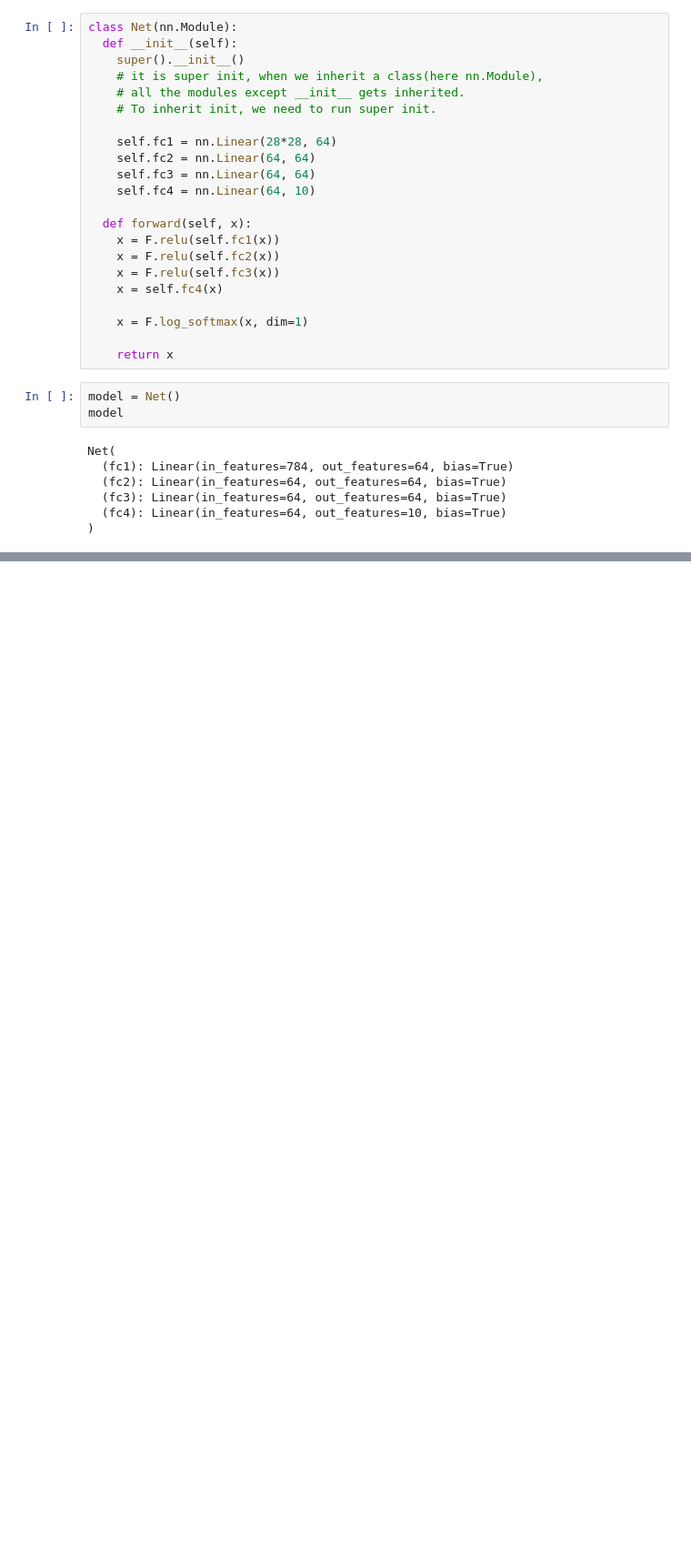
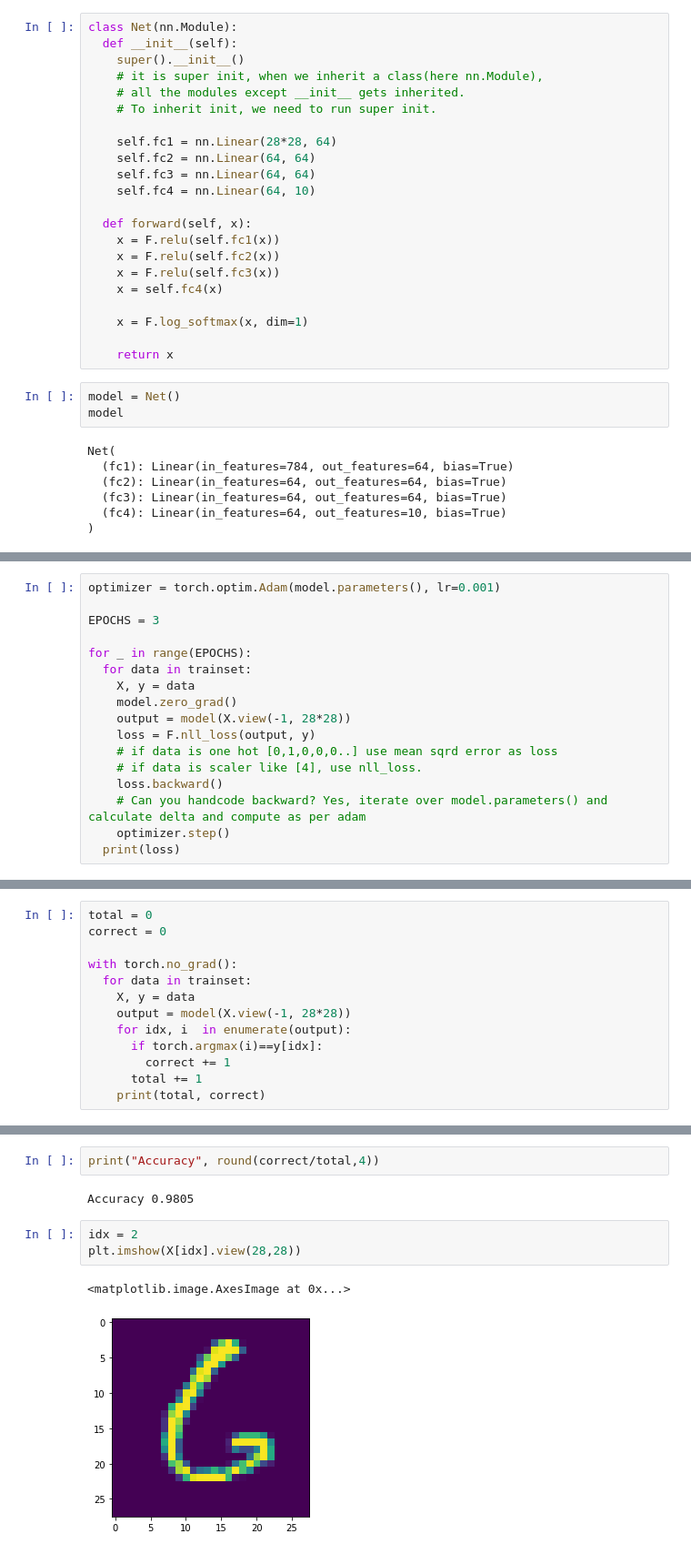
Before and after one commit to kuberiitb/learnings, a Jupyter notebook: pytorch/lecture_11_build_models_sentdex.ipynb, the cells around one changed output, grey strips where cells are left out. Shown: that part at 91% size. Drawn from its saved outputs; the diff is of its cells as text; blank space fills up the shorter version.

```diff
--- a/pytorch/lecture_11_build_models_sentdex.ipynb
+++ b/pytorch/lecture_11_build_models_sentdex.ipynb
@@ -102,0 +83,17 @@ output
+# %%
+optimizer = torch.optim.Adam(model.parameters(), lr=0.001)
+
+EPOCHS = 3
+
+for _ in range(EPOCHS):
+  for data in trainset:
+    X, y = data
+    model.zero_grad()
+    output = model(X.view(-1, 28*28))
+    loss = F.nll_loss(output, y)
+    # if data is one hot [0,1,0,0,0..] use mean sqrd error as loss
+    # if data is scaler like [4], use nll_loss.
+    loss.backward()
+    # Can you handcode backward? Yes, iterate over model.parameters() and calculate delta and compute as per adam
+    optimizer.step()
+  print(loss)
@@ -102,0 +104,13 @@ output
+# %%
+total = 0
+correct = 0
+
+with torch.no_grad():
+  for data in trainset:
+    X, y = data
+    output = model(X.view(-1, 28*28))
+    for idx, i  in enumerate(output):
+      if torch.argmax(i)==y[idx]:
+        correct += 1
+      total += 1
+    print(total, correct)
@@ -102,0 +135,10 @@ output
+# %%
+print("Accuracy", round(correct/total,4))
+# %% [output]
+Accuracy 0.9805
+# %%
+idx = 2
+plt.imshow(X[idx].view(28,28))
+# %% [output]
+<matplotlib.image.AxesImage at 0x...>
+[figure, added]
```
Also changed, not shown: parts of 7 cells of this notebook.
